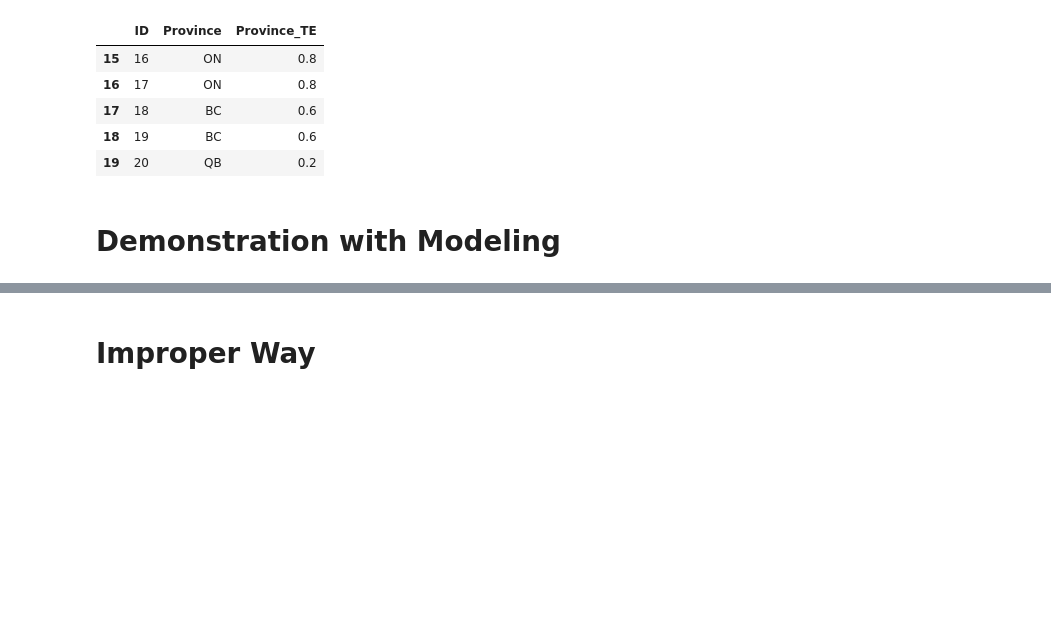
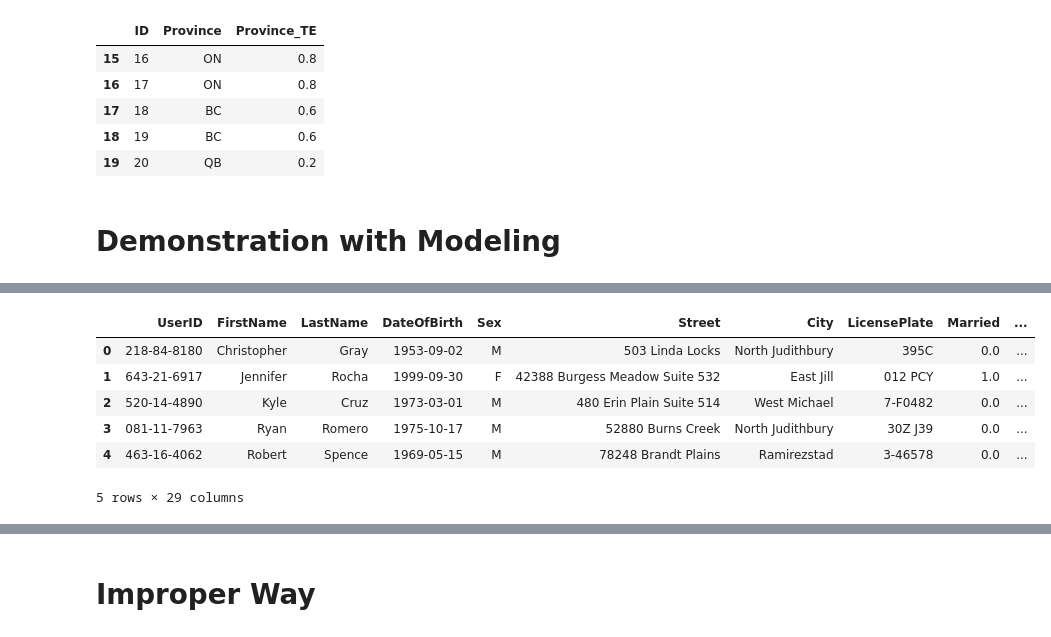
Before and after one commit to stepthom/869_course, a Jupyter notebook: leakage/slides_leakage.ipynb, the cells around one changed output, grey strips where cells are left out. Cells and saved outputs as stored; diff of their text form; code cells hidden in the pictures; blank space fills up the shorter version.

```diff
--- a/leakage/slides_leakage.ipynb
+++ b/leakage/slides_leakage.ipynb
@@ -262,3 +267,23 @@ memory usage: 600.6+ KB
+# %%
+for t in ['Purpose', 'Property', 'Job', 'Housing', 'OtherDebtorsGuarantors', 'CreditHistory', 'CheckingAccountStatus', 'OtherInstallmentPlans']:
+  cols = [c for c in df.columns.tolist() if t in c]
+  df[t] = df[cols].idxmax(axis=1)
+  df = df.drop(cols, axis=1)
+
+
+df['Married'] = df['Married'].astype("object")
+df['OwnCar'] = df['OwnCar'].astype("object")
+df['ForeignWorker'] = df['ForeignWorker'].astype("object")
+
+df.head()
+# %% [output]
+|  | UserID | FirstName | LastName | DateOfBirth | Sex | Street | City | LicensePlate | Married | ... |
+| 0 | 218-84-8180 | Christopher | Gray | 1953-09-02 | M | 503 Linda Locks | North Judithbury | 395C | 0.0 | ... |
+| 1 | 643-21-6917 | Jennifer | Rocha | 1999-09-30 | F | 42388 Burgess Meadow Suite 532 | East Jill | 012 PCY | 1.0 | ... |
+| 2 | 520-14-4890 | Kyle | Cruz | 1973-03-01 | M | 480 Erin Plain Suite 514 | West Michael | 7-F0482 | 0.0 | ... |
+| 3 | 081-11-7963 | Ryan | Romero | 1975-10-17 | M | 52880 Burns Creek | North Judithbury | 30Z J39 | 0.0 | ... |
+| 4 | 463-16-4062 | Robert | Spence | 1969-05-15 | M | 78248 Brandt Plains | Ramirezstad | 3-46578 | 0.0 | ... |
+5 rows × 29 columns
 # %%
 from sklearn.model_selection import train_test_split
 
```
Also changed, not shown: parts of 26 cells of this notebook.
